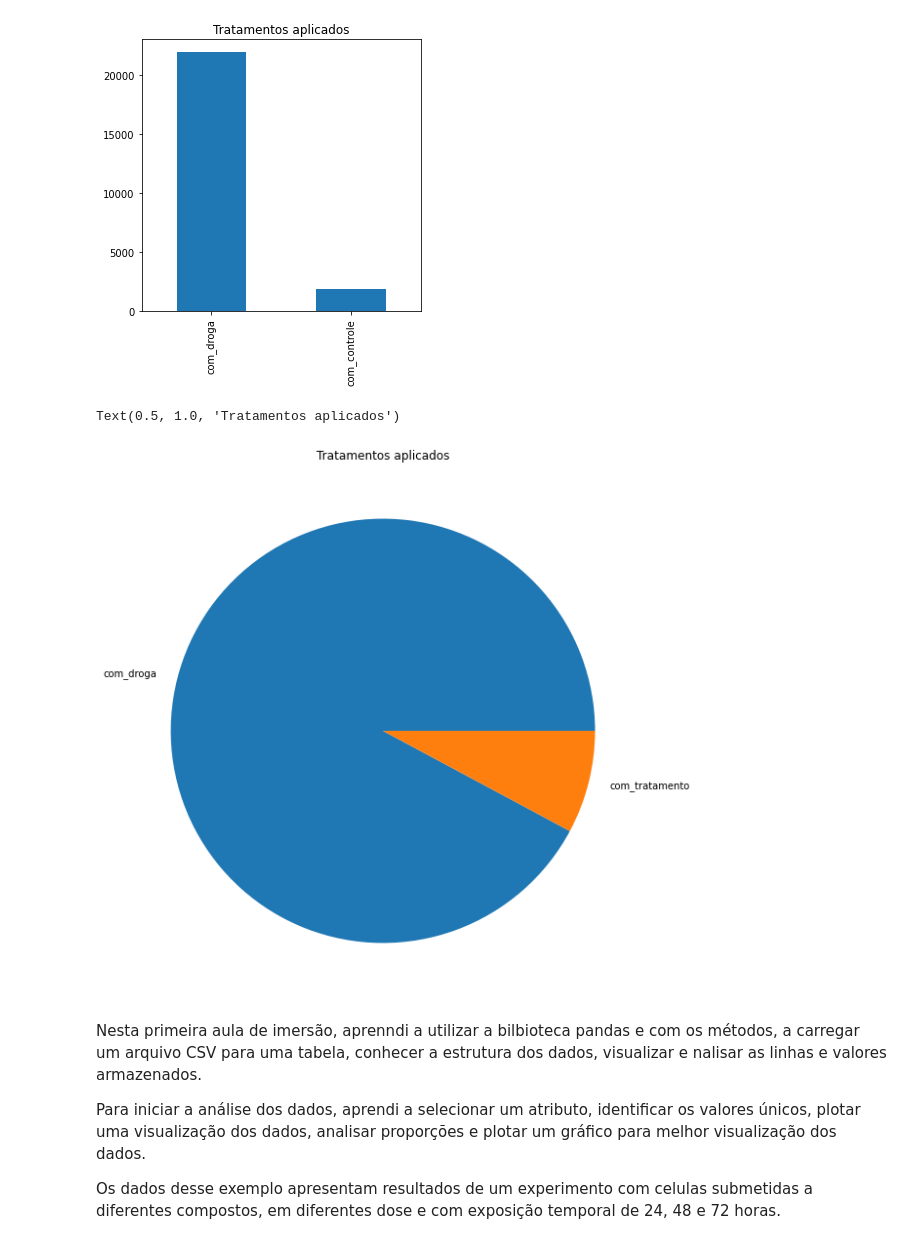
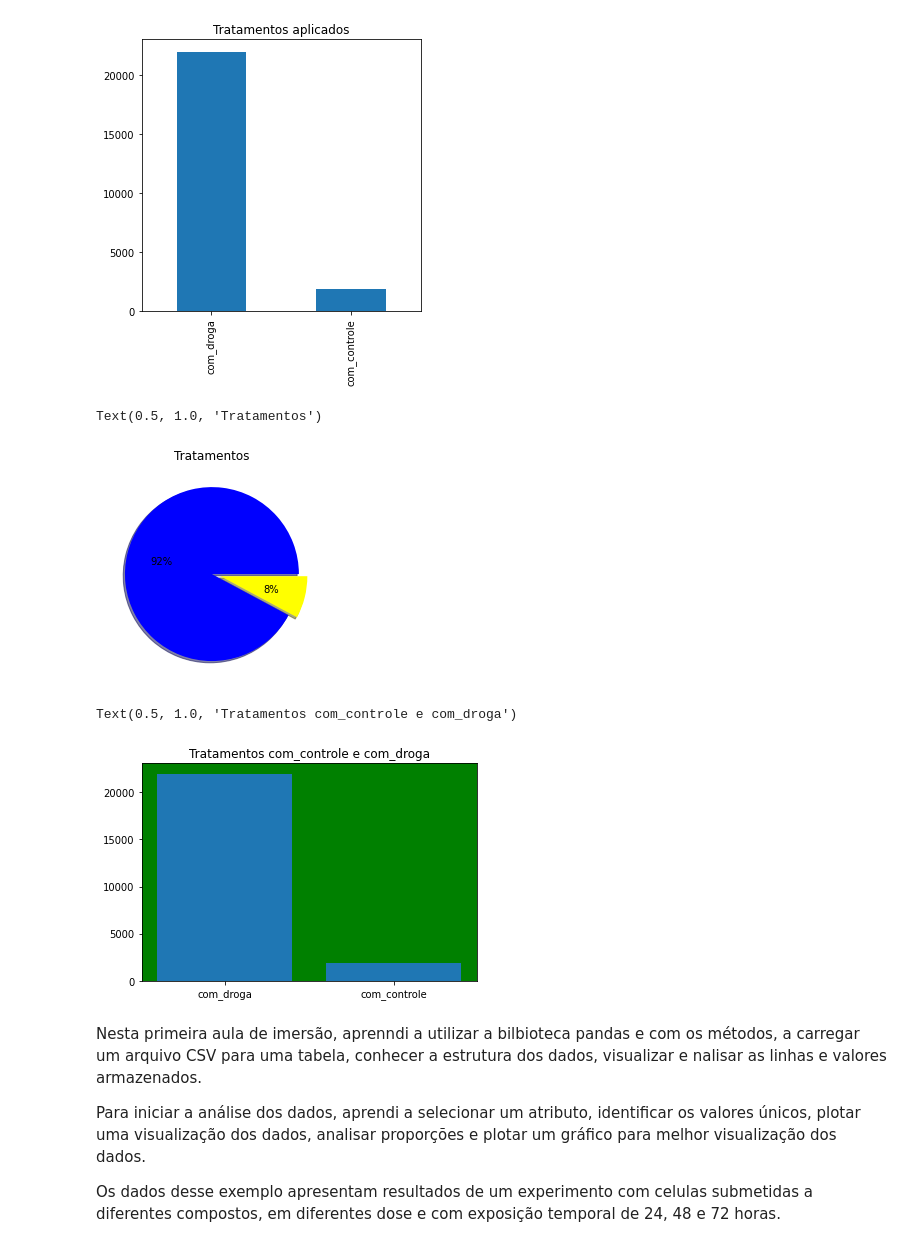
Before and after one commit to enildacoelho/imersaodados, a Jupyter notebook: imersao01.ipynb, the cells around one changed output. Saved outputs shown, nothing was run; the diff lists cells and outputs as text; code cells hidden in the pictures.

```diff
--- a/imersao01.ipynb
+++ b/imersao01.ipynb
@@ -172,15 +172,32 @@ dados['tratamento'].value_counts().plot.bar(figsize=(5,5),title='Tratamentos apl
 # %% [output]
 <matplotlib.axes._subplots.AxesSubplot at 0x...>
 [figure]
-# %%
-
-## Gráfico 1
-plt.figure(figsize=(10,10))
-plt.pie(dados['tratamento'].value_counts(), labels=('com_droga','com_tratamento'))
-plt.title ('Tratamentos aplicados')
-# %% [output]
-Text(0.5, 1.0, 'Tratamentos aplicados')
-[figure, removed]
+# %%
+
+## Customizando o Gráfico
+
+fig, ax= plt.subplots()
+cores={'blue', 'yellow'}
+
+x=dados['tratamento'].value_counts()
+ax.pie(x, colors=cores, autopct='%.0f%%',explode=(0, 0.1), shadow=True )
+ax.set_title('Tratamentos')
+# %% [output]
+Text(0.5, 1.0, 'Tratamentos')
+[figure, added]
+# %%
+## Customizando o Gráfico com Matplotlib
+fig, ax= plt.subplots()
+
+x=dados['tratamento'].unique()
+y=dados['tratamento'].value_counts()
+ax.bar(x,y)
+ax.set_facecolor('green')
+
+ax.set_title('Tratamentos com_controle e com_droga')
+# %% [output]
+Text(0.5, 1.0, 'Tratamentos com_controle e com_droga')
+[figure, added]
 # %%
 ## Desafio 7. Um resumo do que aprendeu
 # %% [markdown]
```
